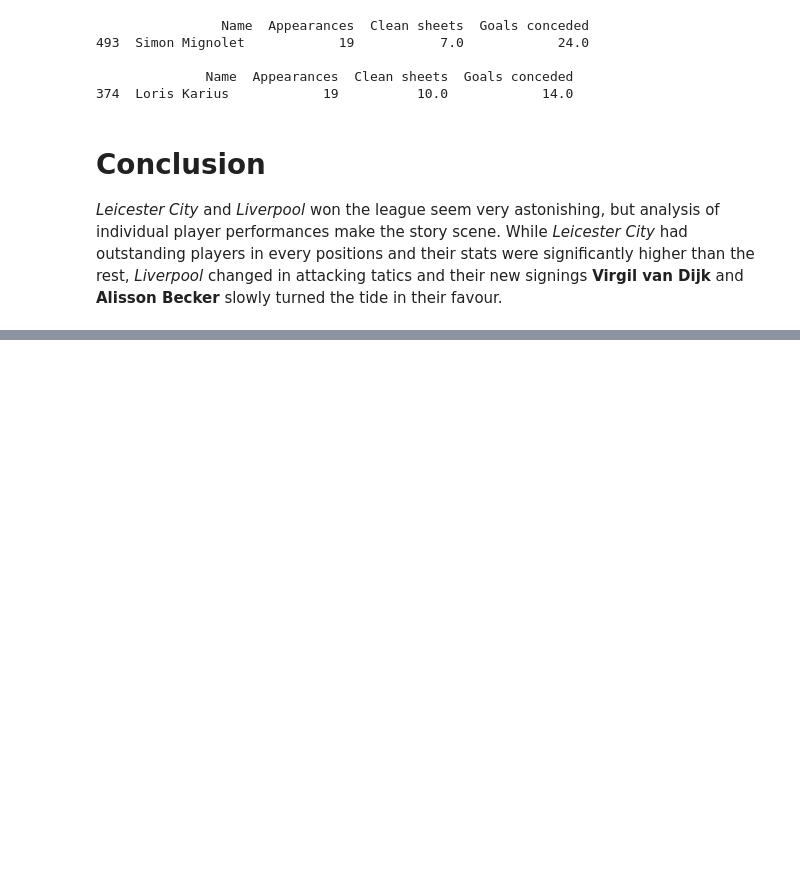
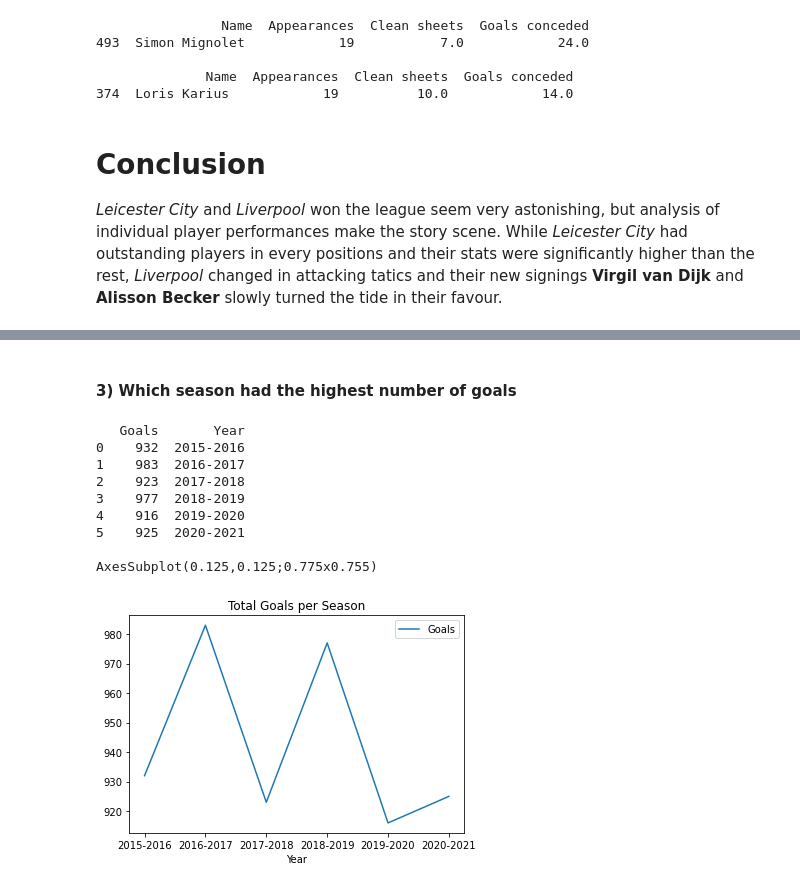
Before and after one commit to ntanh31/Analyze-data-of-Premier-League-players, a Jupyter notebook: EPL Player Statistics.ipynb, the cells around one changed output, grey strips where cells are left out. Cells and saved outputs as stored; diff of their text form; code cells hidden in the pictures; blank space fills up the shorter version.

```diff
--- a/EPL Player Statistics.ipynb
+++ b/EPL Player Statistics.ipynb
@@ -412,0 +465,25 @@ for i in [mignolet17, karius17]:
+# %% [markdown]
+<h4>3) Which season had the highest number of goals</h4>
+# %%
+pl15_goals = int(pl15['Goals'].sum())
+pl16_goals = int(pl16['Goals'].sum())
+pl17_goals = int(pl17['Goals'].sum())
+pl18_goals = int(pl18['Goals'].sum())
+pl19_goals = int(pl19['Goals'].sum())
+pl20_goals = int(pl20['Goals'].sum())
+
+overall = pd.DataFrame({'Goals':[pl15_goals, pl16_goals, pl17_goals, pl18_goals, pl19_goals, pl20_goals],
+                        "Year": ["2015-2016", "2016-2017", "2017-2018", "2018-2019", "2019-2020", "2020-2021"]})
+
+print("{}\n\n{}".format(overall, overall.plot(kind='line', x='Year', y='Goals', title='Total Goals per Season')))
+# %% [output]
+   Goals       Year
+0    932  2015-2016
+1    983  2016-2017
+2    923  2017-2018
+3    977  2018-2019
+4    916  2019-2020
+5    925  2020-2021
+
+AxesSubplot(0.125,0.125;0.775x0.755)
+[figure, added]
```
Also changed, not shown: parts of 8 cells of this notebook, 3 other files.
